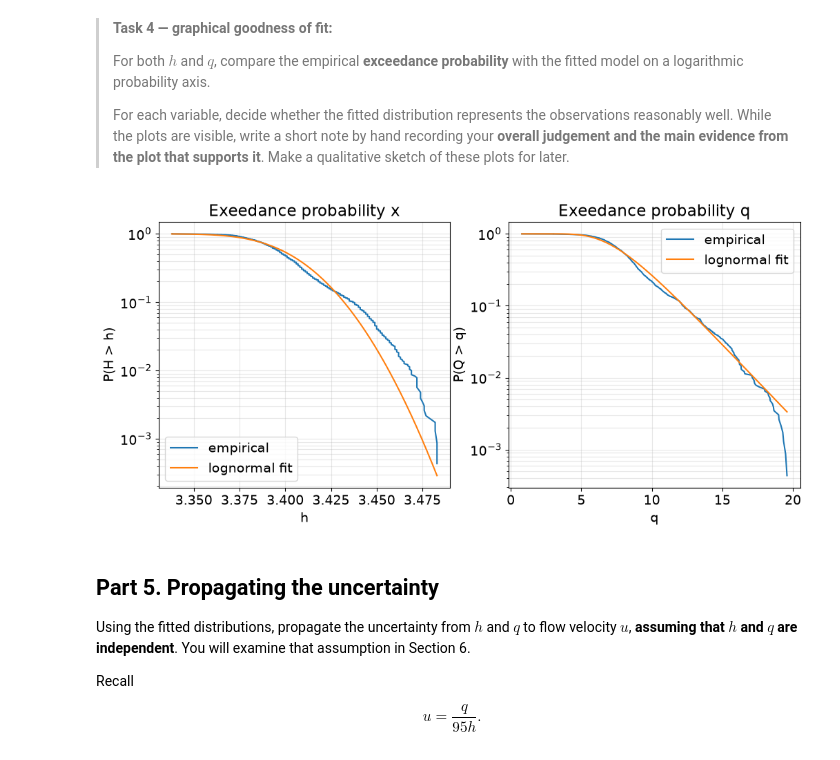
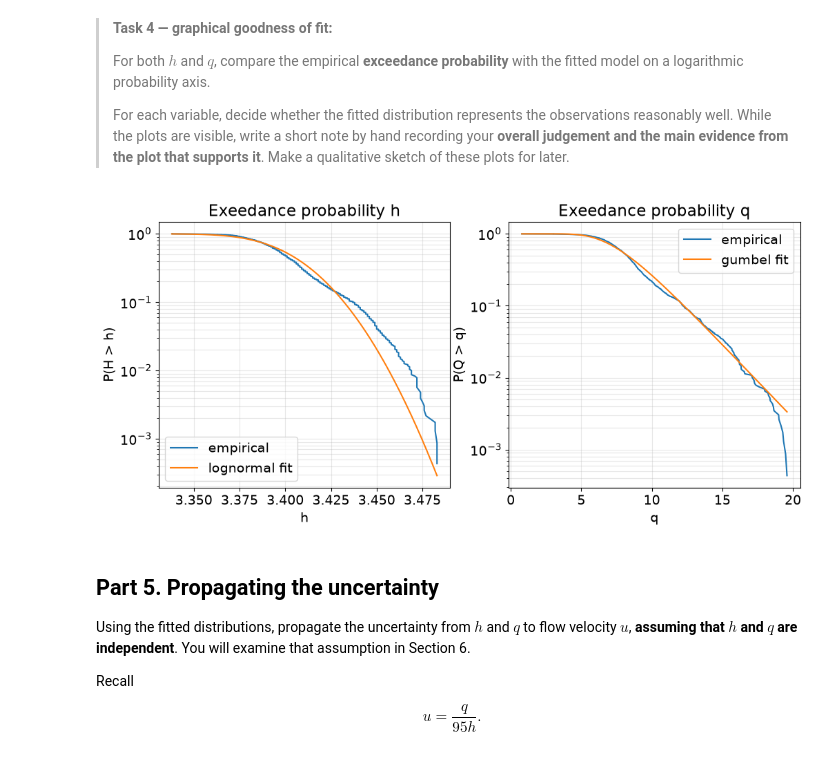
Before and after one commit to mzon64/GA1.4-TeamOlivine8, a Jupyter notebook: GA_1.4.ipynb, the cells around one changed output. Drawn from its saved outputs; the diff is of its cells as text; code cells hidden in the pictures.

```diff
--- a/GA_1.4.ipynb
+++ b/GA_1.4.ipynb
@@ -166,30 +166,30 @@ A fitted distribution is a model, not a guarantee that the observations actually
 # %%
 x_h = np.linspace(h.min(),h.max(),200)
 x_q = np.linspace(q.min(),q.max(),200)
 y, x = ecdf(x)   # or ecdf(h) got typo'd into ecdf(x)
 fig, axes = plt.subplots(1,2, figsize=(12, 5))
 
 y, x = ecdf(h)
 exceedance_h = 1-y
 axes[0].semilogy(x, exceedance_h, label='empirical')
 axes[0].semilogy(x_h, stats.lognorm.sf(x_h, *params_h), label='lognormal fit')
-axes[0].set_title('Exeedance probability x')
+axes[0].set_title('Exeedance probability h')
 axes[0].set_xlabel('h')
 axes[0].set_ylabel('P(H > h)')
 axes[0].legend()
 axes[0].grid(True, which='both', alpha=0.3)
 
 y, x = ecdf(q)
 exceedance_q = 1-y
 axes[1].semilogy(x, exceedance_q, label='empirical')
-axes[1].semilogy(x_q, stats.gumbel_r.sf(x_q, *params_q), label='lognormal fit')
+axes[1].semilogy(x_q, stats.gumbel_r.sf(x_q, *params_q), label='gumbel fit')
 axes[1].set_title('Exeedance probability q')
 axes[1].set_xlabel('q')
 axes[1].set_ylabel('P(Q > q)')
 axes[1].legend()
 axes[1].grid(True, which='both', alpha=0.3)
 # %% [output]
-[figure, old version]
+[figure, new version]
 # %% [markdown]
 ## Part 5. Propagating the uncertainty
 
```
